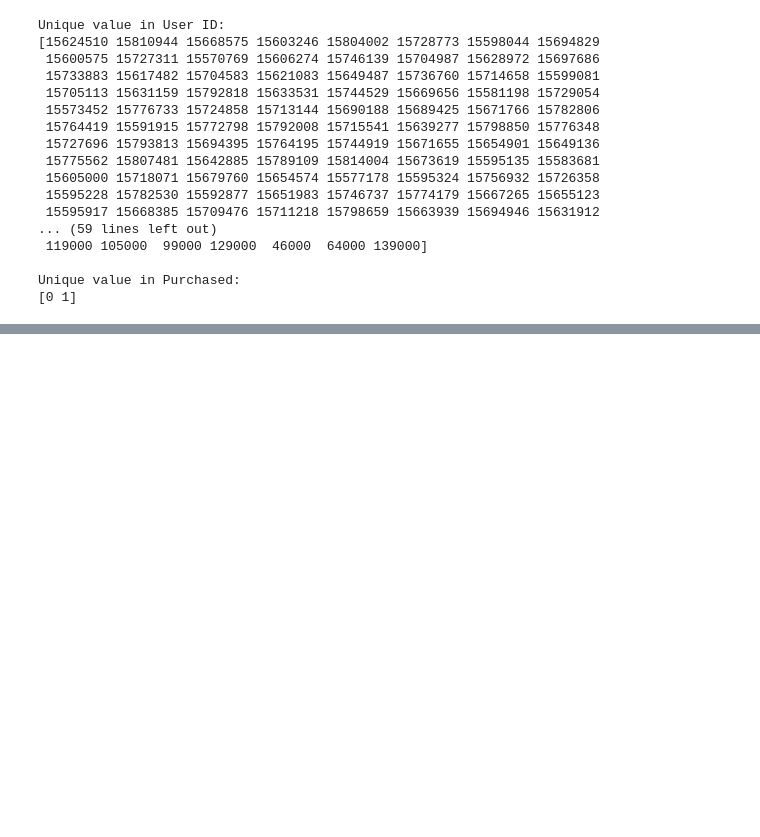
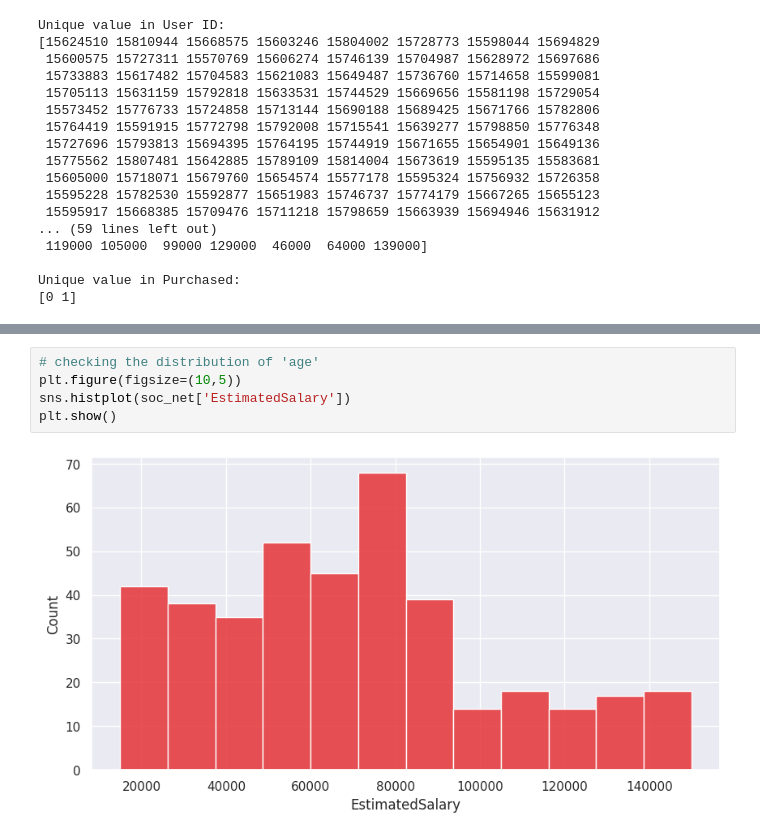
Before and after one commit to Hameedhullah/Machine-Learning, a Jupyter notebook: Logistic_Regression.ipynb, the cells around one changed output, grey strips where cells are left out. Drawn from its saved outputs; the diff is of its cells as text; blank space fills up the shorter version.

```diff
--- a/Logistic_Regression.ipynb
+++ b/Logistic_Regression.ipynb
@@ -176,0 +188,7 @@ plt.show()
+# %%
+# checking the distribution of 'age'
+plt.figure(figsize=(10,5))
+sns.histplot(soc_net['EstimatedSalary'])
+plt.show()
+# %% [output]
+[figure, added]
```
Also changed, not shown: parts of 10 cells of this notebook.
